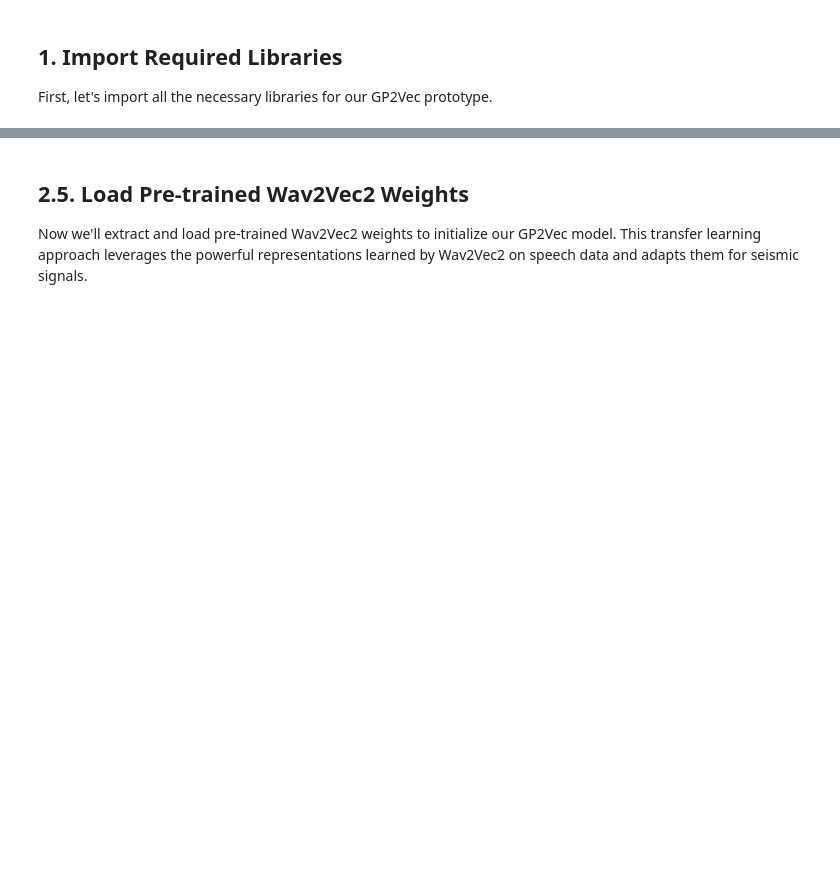
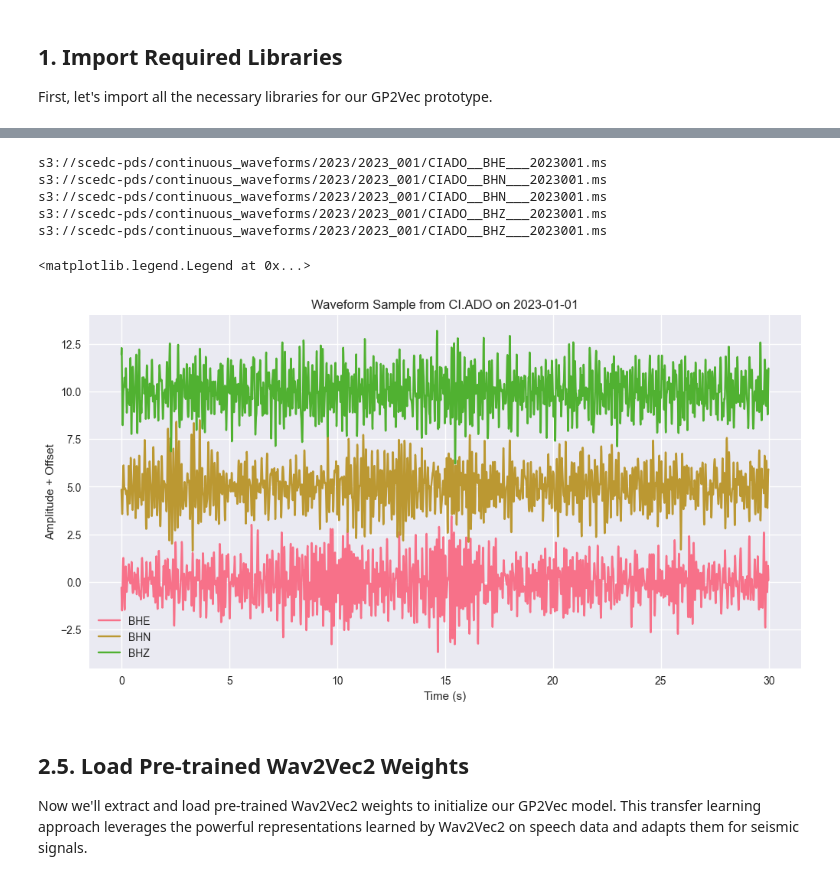
Before and after one commit to Denolle-Lab/FoundationModel_GP, a Jupyter notebook: notebooks/gp2vec_training_prototype.ipynb, the cells around one changed output, grey strips where cells are left out. Saved outputs shown, nothing was run; the diff lists cells and outputs as text; code cells hidden in the pictures; blank space fills up the shorter version.

Commit message:
update on the notebook prototype

```diff
--- a/notebooks/gp2vec_training_prototype.ipynb
+++ b/notebooks/gp2vec_training_prototype.ipynb
@@ -370,29 +459,6 @@ real_dataset = SCEDCSeismicDataset(
     num_days=2,  # Just 2 days for quick prototyping
     samples_per_day=5,  # 5 samples per station-day
     networks=["CI"],
-    stations=["ADE", "ADO", "BAR", "BBS", "CCC"]  # Some common CI stations
+    stations=["ADO"]  # Some common CI stations
 )
-
 print(f"Dataset size: {len(real_dataset)} samples")
-
-if len(real_dataset) > 0:
-    # Test loading a sample
-    print("Testing sample loading...")
-    sample = real_dataset[0]
-    print(f"Sample keys: {sample.keys()}")
-    print(f"Waveform shape: {sample['waveform'].shape}")
-    print(f"Station ID: {sample['station_id']}")
-    print(f"Date: {sample['date']}")
-    print(f"Channels: {sample['channels']}")
-    print(f"Metadata shape: {sample['metadata'].shape}")
-    print("✓ Successfully loaded real SCEDC data!")
-else:
-    print("⚠️ No data found - check date range and station availability")
-    # Fallback to synthetic data for the prototype
-    print("Falling back to synthetic data for the prototype...")
-    real_dataset = SyntheticSeismicDataset(
-        num_samples=50,
-        num_stations=5,
-        sample_length_sec=30.0,
-        sample_rate=100.0
-    )
@@ -399,3 +484,25 @@ else:
+# %%
+# pull data from the data set and plot the waveforms with obspy
+sample = real_dataset[0]
+waveform = sample['waveform'].numpy()
+metadata = sample['metadata'].numpy()
+
+plt.figure(figsize=(12, 6))
+time_axis = np.arange(waveform.shape[1]) / real_dataset.sample_rate
+for i in range(waveform.shape[0]):
+    plt.plot(time_axis, waveform[i] + i * 5.0, label=sample['channels'][i])  # Offset for visibility
+plt.title(f"Waveform Sample from {sample['station_id']} on {sample['date']}")
+plt.xlabel("Time (s)")
+plt.ylabel("Amplitude + Offset")
+plt.legend()
+# %% [output]
+s3://scedc-pds/continuous_waveforms/2023/2023_001/CIADO__BHE___2023001.ms
+s3://scedc-pds/continuous_waveforms/2023/2023_001/CIADO__BHN___2023001.ms
+s3://scedc-pds/continuous_waveforms/2023/2023_001/CIADO__BHN___2023001.ms
+s3://scedc-pds/continuous_waveforms/2023/2023_001/CIADO__BHZ___2023001.ms
+s3://scedc-pds/continuous_waveforms/2023/2023_001/CIADO__BHZ___2023001.ms
+<matplotlib.legend.Legend at 0x...>
+[figure, added]
 # %% [markdown]
 ## 2.5. Load Pre-trained Wav2Vec2 Weights
 
```
Also changed, not shown: parts of 13 cells of this notebook, 13 other files.
